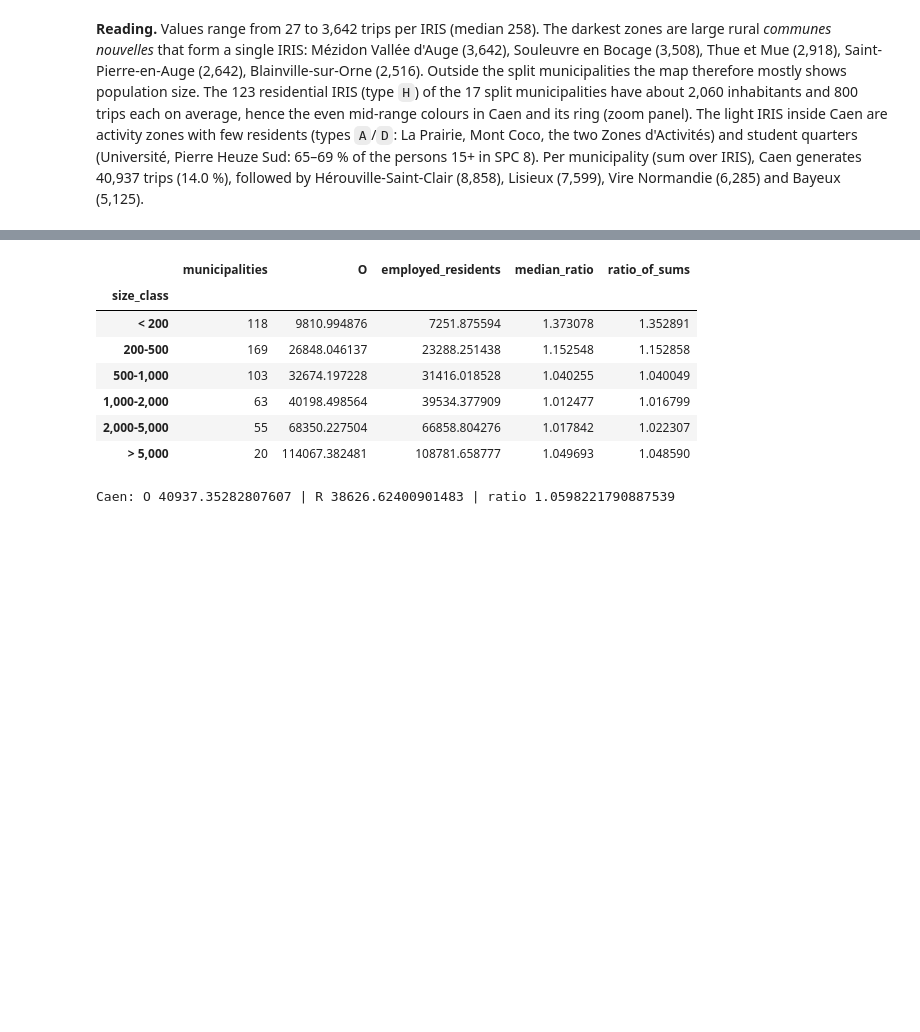
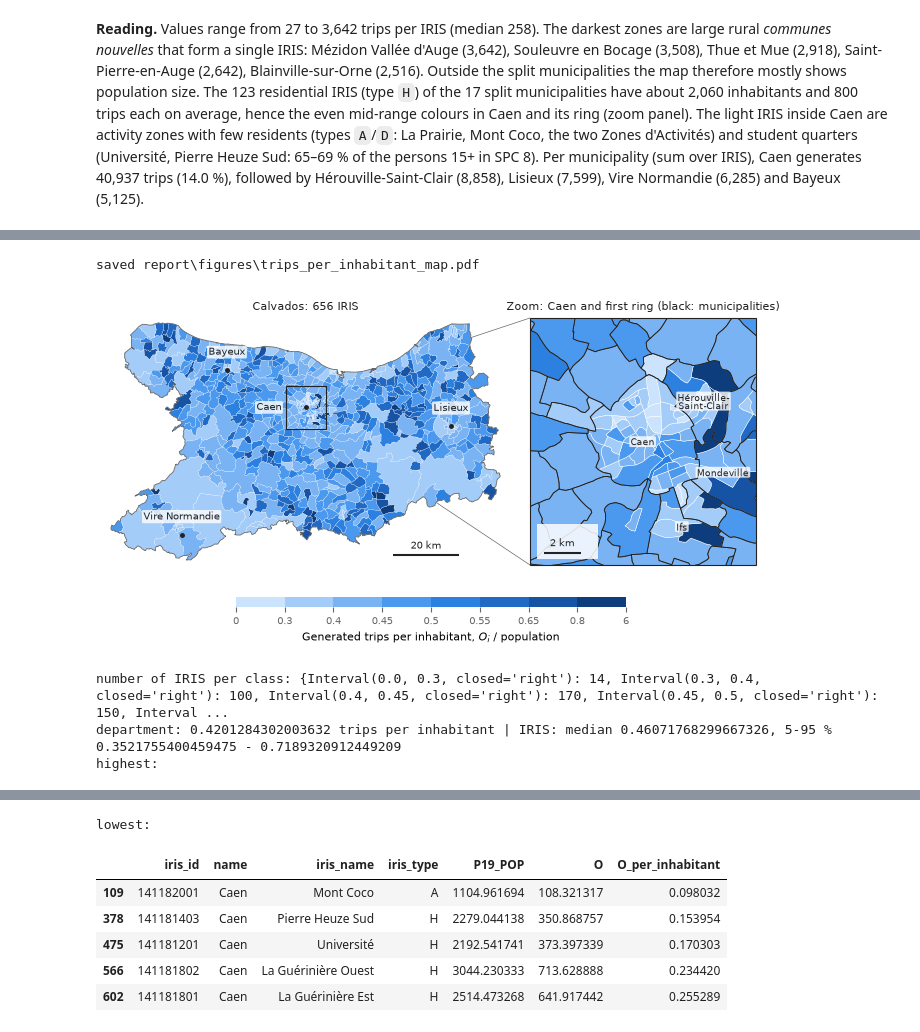
Before and after one commit to ek-popkova/uge-large-scale-models, a Jupyter notebook: notebooks/ex21_22_trip_production_attraction.ipynb, the cells around one changed output, grey strips where cells are left out. Saved outputs shown, nothing was run; the diff lists cells and outputs as text; code cells hidden in the pictures; blank space fills up the shorter version.

```diff
--- a/notebooks/ex21_22_trip_production_attraction.ipynb
+++ b/notebooks/ex21_22_trip_production_attraction.ipynb
@@ -144,6 +144,7 @@ SPC_SHORT = {   # short axis labels as in Ex. 1.2 (full names in the report tabl
 TOWNS = {"14118": "Caen", "14047": "Bayeux", "14366": "Lisieux", "14762": "Vire Normandie"}  # as on the Ex. 1.1 map
 CAEN_TOWNS = {"14118": "Caen", "14327": "Hérouville-\nSaint-Clair", "14437": "Mondeville", "14341": "Ifs"}  # zoom panel
 TRIPS_CLASS_EDGES = [0, 100, 250, 500, 750, 1000, 1500, 2500, 4000]   # map classes (trips per IRIS)
+TRIPS_PER_INHABITANT_EDGES = [0, 0.3, 0.4, 0.45, 0.5, 0.55, 0.65, 0.8, 6]   # map classes (trips per inhabitant)
 CAEN_ZOOM_BUFFER_M = 3000    # zoom panel: bounding box of Caen + 3 km
 
 
@@ -169,8 +170,10 @@ def scale_bar(ax, length_m, label, x_frac=0.06, y_frac=0.05):
     y0, y1 = ax.get_ylim()
     x = x0 + x_frac * (x1 - x0)
     y = y0 + y_frac * (y1 - y0)
-    ax.plot([x, x + length_m], [y, y], color=TEXT, lw=1.5, solid_capstyle="butt")
-    ax.text(x + length_m / 2, y + 0.015 * (y1 - y0), label, ha="center", va="bottom", fontsize=7, color=TEXT)
+    ax.plot([x, x + length_m], [y, y], color=TEXT, lw=1.5, solid_capstyle="butt", zorder=6)
+    # label a fixed 3 pt above the bar (independent of the map extent, also in the zoom panel)
+    ax.annotate(label, xy=(x + length_m / 2, y), xytext=(0, 3), textcoords="offset points",
+                ha="center", va="bottom", fontsize=7, color=TEXT, zorder=6)
 
 
 def save_figure(fig, name, preview_png=False):
@@ -598,40 +602,20 @@ the ratio $O_i / R_i$ over the municipalities.
 # %%
-df_employment = pd.read_parquet(EMPLOYMENT_PARQUET).sort_values("municipality_id").reset_index(drop=True)
-assert list(df_employment["municipality_id"]) == list(gdf_municipalities["municipality_id"])
-df_check = df_employment[["municipality_id", "name", "employed_residents_mobpro", "working_inhabitants"]].copy()
-df_check["O"] = df_check["municipality_id"].map(O_by_municipality)
-df_check["population"] = df_check["municipality_id"].map(df_iris.groupby("municipality_id")["P19_POP"].sum())
-assert df_check["O"].notna().all()
-
-references = {"employed_residents_mobpro": "MOBPRO employed residents R", "working_inhabitants": "working inhabitants (SPC 1-6)"}
-not_caen = df_check["municipality_id"] != "14118"
-rows = {"O (model, IRIS level)": {"total": O_total}}
-plausibility = {}
-for col, label in references.items():
-    total = df_check[col].sum()
-    ratio = df_check["O"] / df_check[col]
-    plausibility[col] = {
-        "total": float(total),
-        "ratio_O_to_reference": float(O_total / total),
-        "pearson": float(df_check["O"].corr(df_check[col])),
-        "pearson_without_caen": float(df_check.loc[not_caen, "O"].corr(df_check.loc[not_caen, col])),
-        "spearman": float(df_check["O"].corr(df_check[col], method="spearman")),
-        "ratio_per_municipality_median": float(ratio.median()),
-        "ratio_per_municipality_p05": float(ratio.quantile(0.05)),
-        "ratio_per_municipality_p95": float(ratio.quantile(0.95)),
-    }
-    rows[label] = plausibility[col]
-display(pd.DataFrame(rows).T)
-
-# Where the ratio O / R deviates: small municipalities get the offset regardless of their size
-df_check["ratio_O_R"] = df_check["O"] / df_check["employed_residents_mobpro"]
-df_check["size_class"] = pd.cut(df_check["population"], [0, 200, 500, 1000, 2000, 5000, np.inf],
-                                labels=["< 200", "200-500", "500-1,000", "1,000-2,000", "2,000-5,000", "> 5,000"])
-df_ratio_by_size = df_check.groupby("size_class", observed=True).agg(
-    municipalities=("O", "size"), O=("O", "sum"), employed_residents=("employed_residents_mobpro", "sum"),
-    median_ratio=("ratio_O_R", "median"))
-df_ratio_by_size["ratio_of_sums"] = df_ratio_by_size["O"] / df_ratio_by_size["employed_residents"]
-display(df_ratio_by_size)
-caen_check = df_check.set_index("municipality_id").loc["14118"]
-print(f"Caen: O {caen_check['O']} | R {caen_check['employed_residents_mobpro']} | ratio {caen_check['ratio_O_R']}")
+assert (gdf_map["P19_POP"] > 0).all()
+gdf_map["O_per_inhabitant"] = gdf_map["O"] / gdf_map["P19_POP"]
+O_per_inhabitant_department = O_total / gdf_map["P19_POP"].sum()
+iris_map("O_per_inhabitant", TRIPS_PER_INHABITANT_EDGES, "Generated trips per inhabitant, $O_i$ / population",
+         "trips_per_inhabitant_map", tick_format=lambda t: f"{t:g}")
+q = gdf_map["O_per_inhabitant"].quantile([0.05, 0.5, 0.95])
+print(f"department: {O_per_inhabitant_department} trips per inhabitant | IRIS: median {q[0.5]}, "
+      f"5-95 % {q[0.05]} - {q[0.95]}")
+cols = ["iris_id", "name", "iris_name", "iris_type", "P19_POP", "O", "O_per_inhabitant"]
+print("highest:")
+display(gdf_map.nlargest(5, "O_per_inhabitant")[cols])
+print("lowest:")
+display(gdf_map.nsmallest(5, "O_per_inhabitant")[cols])
 # %% [output]
+saved report\figures\trips_per_inhabitant_map.pdf
+[figure, added]
+number of IRIS per class: {Interval(0.0, 0.3, closed='right'): 14, Interval(0.3, 0.4, closed='right'): 100, Interval(0.4, 0.45, closed='right'): 170, Interval(0.45, 0.5, closed='right'): 150, Interval ...
+department: 0.4201284302003632 trips per inhabitant | IRIS: median 0.46071768299667326, 5-95 % 0.3521755400459475 - 0.7189320912449209
+highest:
@@ -642,10 +628,8 @@ print(f"Caen: O {caen_check['O']} | R {caen_check['employed_residents_mobpro']}
+lowest:
-|  | municipalities | O | employed_residents | median_ratio | ratio_of_sums |
-| size_class |  |  |  |  |  |
-| < 200 | 118 | 9810.994876 | 7251.875594 | 1.373078 | 1.352891 |
-| 200-500 | 169 | 26848.046137 | 23288.251438 | 1.152548 | 1.152858 |
-| 500-1,000 | 103 | 32674.197228 | 31416.018528 | 1.040255 | 1.040049 |
-| 1,000-2,000 | 63 | 40198.498564 | 39534.377909 | 1.012477 | 1.016799 |
-| 2,000-5,000 | 55 | 68350.227504 | 66858.804276 | 1.017842 | 1.022307 |
-| > 5,000 | 20 | 114067.382481 | 108781.658777 | 1.049693 | 1.048590 |
+|  | iris_id | name | iris_name | iris_type | P19_POP | O | O_per_inhabitant |
+| 109 | 141182001 | Caen | Mont Coco | A | 1104.961694 | 108.321317 | 0.098032 |
+| 378 | 141181403 | Caen | Pierre Heuze Sud | H | 2279.044138 | 350.868757 | 0.153954 |
+| 475 | 141181201 | Caen | Université | H | 2192.541741 | 373.397339 | 0.170303 |
+| 566 | 141181802 | Caen | La Guérinière Ouest | H | 3044.230333 | 713.628888 | 0.234420 |
+| 602 | 141181801 | Caen | La Guérinière Est | H | 2514.473268 | 641.917442 | 0.255289 |
-Caen: O 40937.35282807607 | R 38626.62400901483 | ratio 1.0598221790887539
 # %% [markdown]
```
Also changed, not shown: parts of 19 cells of this notebook, 5 other files.
